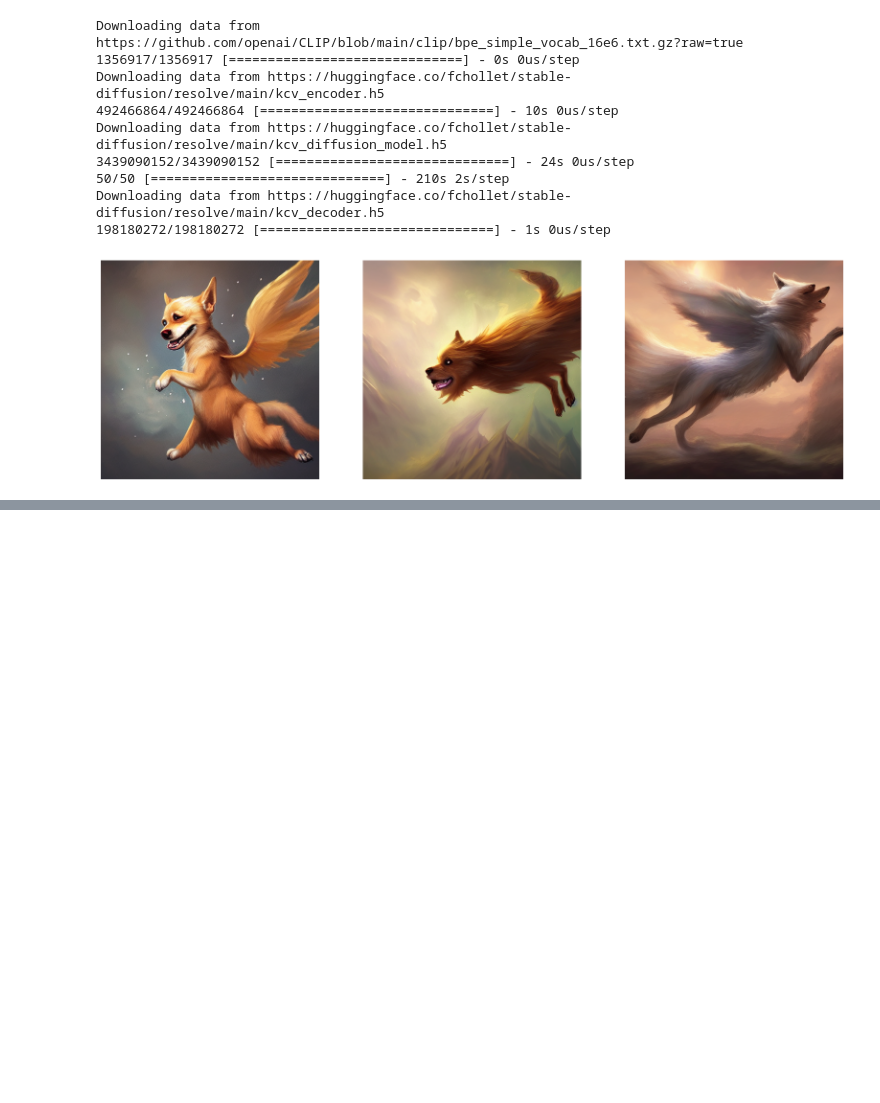
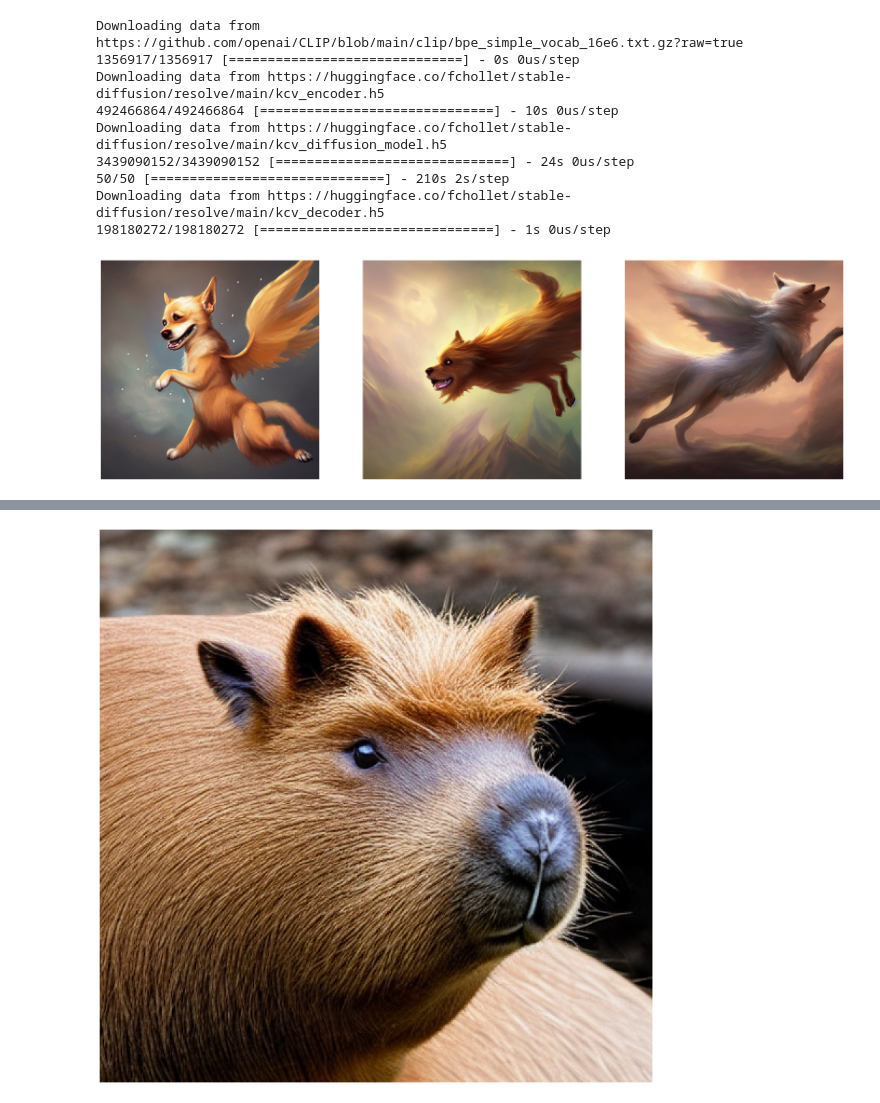
Before and after one commit to Sanjaypranav/Computer-Vision, a Jupyter notebook: notebooks/stable_diffusion_1.ipynb, the cells around one changed output, grey strips where cells are left out. Cells and saved outputs as stored; diff of their text form; code cells hidden in the pictures; blank space fills up the shorter version.

```diff
--- a/notebooks/stable_diffusion_1.ipynb
+++ b/notebooks/stable_diffusion_1.ipynb
@@ -54,3 +61,10 @@ Downloading data from https://huggingface.co/fchollet/stable-diffusion/resolve/m
 Downloading data from https://huggingface.co/fchollet/stable-diffusion/resolve/main/kcv_decoder.h5
 198180272/198180272 [==============================] - 1s 0us/step
 [figure]
+# %%
+images = model.text_to_image(
+    "Capybara with crown on its head ",
+    batch_size=1,
+)
+plot_images(images)
+# %% [output]
@@ -56,0 +80 @@ Downloading data from https://huggingface.co/fchollet/stable-diffusion/resolve/m
+[figure, added]
```
Also changed, not shown: parts of 3 cells of this notebook.
